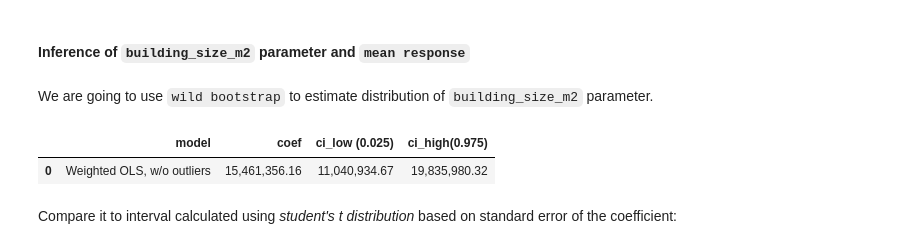
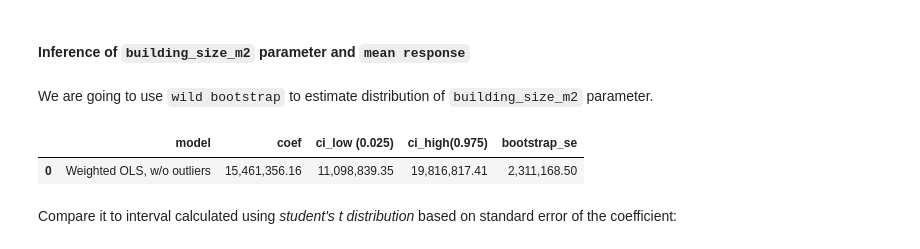
Before and after one commit to nbarizki/jabodetabekhousepricing, a Jupyter notebook: 3 - Linear Modeling of House Price.ipynb, the cells around one changed output. Drawn from its saved outputs; the diff is of its cells as text; code cells hidden in the pictures.

```diff
--- a/3 - Linear Modeling of House Price.ipynb
+++ b/3 - Linear Modeling of House Price.ipynb
@@ -588,37 +588,39 @@ def coefficient(x, y_null, boot_resid):
     return coef_boots
 
 X = X_train['building_size_m2'].values.reshape(-1, 1)[~high_influence_obs]
 y = y_train['price_in_rp'].values[~high_influence_obs]
 # prediction
 lm = HetRobustRegression(fit_intercept=False)
 results = lm.fit(X, y, X)
 y_predict = results.predict(X) # y_predict here serves beta as the null hypotheses for bootstrap
 coef = results.coef_
 # calculate hat matrix
 h = np.diag(X @ np.linalg.inv((X.T) @ X) @ (X.T)) #  = h_t in Flachair (2003)
 # calculate adjusted residual
 residual = y - y_predict # = OLS restricted residuals in Flachair (2003)
 a = 1/ (1 - h) # using HC3 as proposed by Flachair (2003)
 resid = a * residual
+adj_resid = resid - np.mean(resid)
 # bootstrap
 arr = np.empty(len(y))
 sample = (arr, )
 confidence_level = 0.95
 lower_tail = (1 - confidence_level) / 2
 upper_tail = 1 - lower_tail
 bootstrap_res = bootstrap(
-    sample, lambda arr: coefficient(X, y_predict, resid), vectorized=False,
+    sample, lambda arr: coefficient(X, y_predict, adj_resid), vectorized=False,
     confidence_level=confidence_level, method='percentile'
 )
 pd.DataFrame([
     {'model': 'Weighted OLS, w/o outliers',
     'coef': coef[0],
     f'ci_low ({lower_tail:.3f})': bootstrap_res.confidence_interval[0],
-    f'ci_high({upper_tail:.3f})': bootstrap_res.confidence_interval[1]}
+    f'ci_high({upper_tail:.3f})': bootstrap_res.confidence_interval[1],
+    'bootstrap_se': bootstrap_res.standard_error}
     ])
 # %% [output]
-|  | model | coef | ci_low (0.025) | ci_high(0.975) |
-| 0 | Weighted OLS, w/o outliers | 15,461,356.16 | 11,040,934.67 | 19,835,980.32 |
+|  | model | coef | ci_low (0.025) | ci_high(0.975) | bootstrap_se |
+| 0 | Weighted OLS, w/o outliers | 15,461,356.16 | 11,098,839.35 | 19,816,817.41 | 2,311,168.50 |
 # %% [markdown]
 Compare it to interval calculated using *student's t distribution* based on standard error of the coefficient:
 # %%
```
Also changed, not shown: parts of 26 cells of this notebook, 2 other files.
